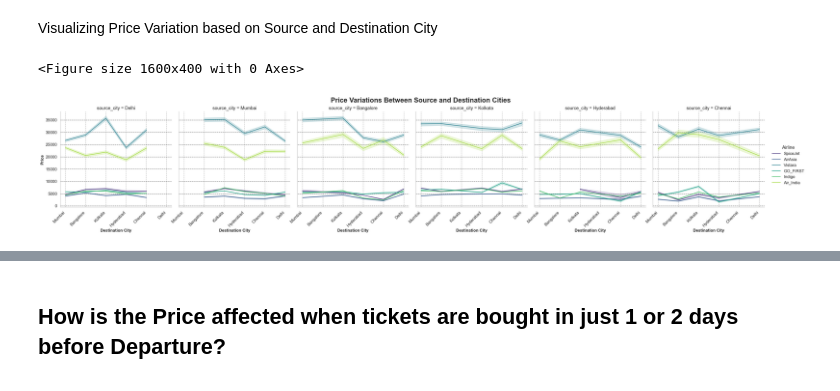
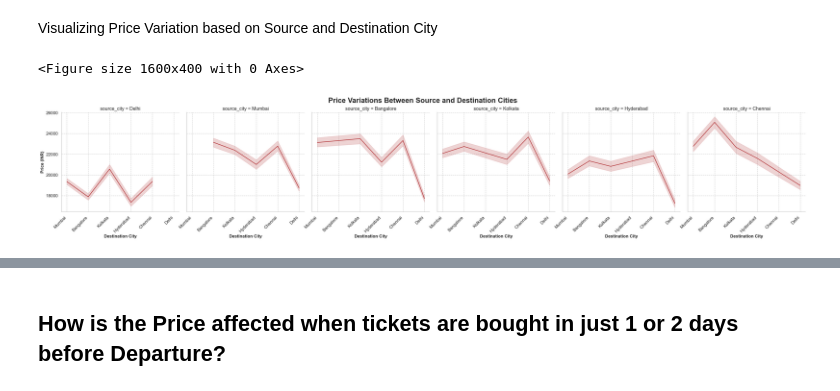
Before and after one commit to soumojit-dev/Airlines-Flight-Analysis, a Jupyter notebook: analysis.ipynb, the cells around one changed output, grey strips where cells are left out. Saved outputs shown, nothing was run; the diff lists cells and outputs as text; code cells hidden in the pictures.

```diff
--- a/analysis.ipynb
+++ b/analysis.ipynb
@@ -414,19 +474,18 @@ Visualizing Price Variation based on Source and Destination City
 # %%
 # plotting
 sns.set_theme(style="whitegrid", font_scale=1.1)
 plt.figure(figsize=(16,4))
 
-p = sns.relplot(data = df, x = 'destination_city', y = 'price', col = 'source_city', kind = 'line', hue='airline', palette='viridis')
+p = sns.relplot(data = df, x = 'destination_city', y = 'price', col = 'source_city', kind = 'line', color = '#ae282c')
 p.set_xticklabels(rotation = 45, ha='right')
-p.set_axis_labels("Destination City", "Price", fontsize = 12, fontweight = 'bold')
+p.set_axis_labels("Destination City", "Price (INR)", fontsize = 12, fontweight = 'bold')
 p.fig.suptitle("Price Variations Between Source and Destination Cities", y = 1.03, fontsize = 20, fontweight = 'bold')
 for ax in p.axes.flat:
-    ax.grid(axis="y", alpha=0.6, linestyle= '--', color = 'black')
-    ax.grid(axis="x", alpha=0.3, linestyle= '--', color = 'black')
+    ax.grid(axis="y", alpha=0.4, linestyle= '--', color = 'grey')
+    ax.grid(axis="x", alpha=0.4, linestyle= '--', color = 'grey')
 
-p._legend.set_title('Airline')
 
 plt.show()
 # %% [output]
 <Figure size 1600x400 with 0 Axes>
-[figure, old version]
+[figure, new version]
```
Also changed, not shown: parts of 23 cells of this notebook.
